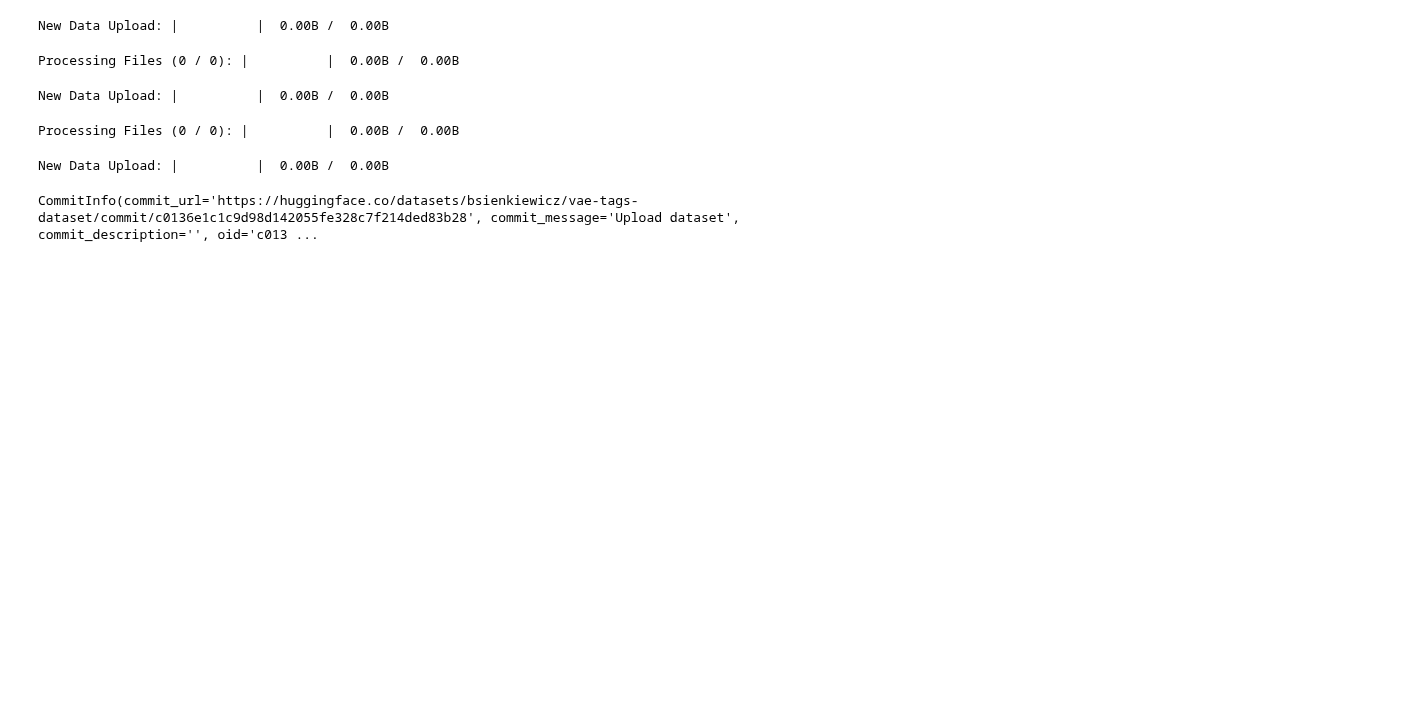
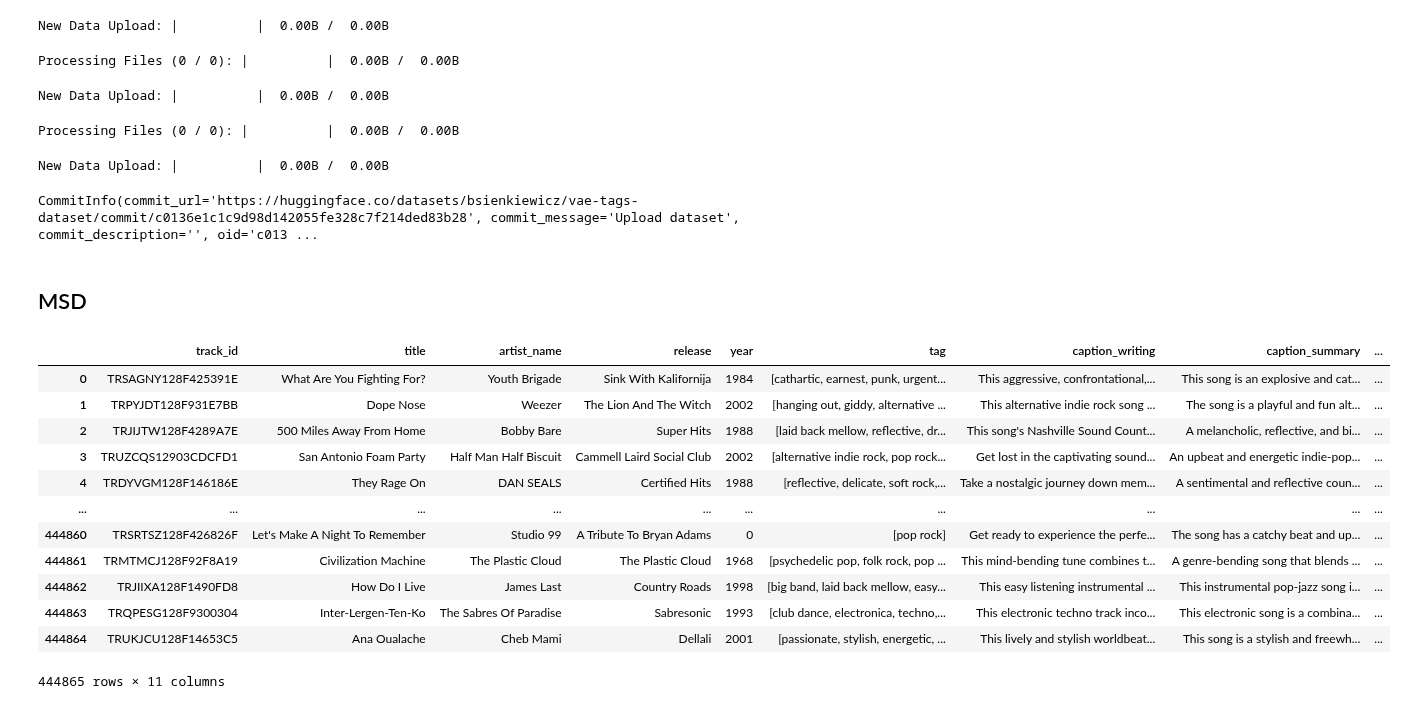
Before and after one commit to BrunoSienkiewicz/ConceptCaps, a Jupyter notebook: notebooks/prepare-tags-datasets.ipynb, the cells around one changed output. Drawn from its saved outputs; the diff is of its cells as text; code cells hidden in the pictures; blank space fills up the shorter version.

```diff
--- a/notebooks/prepare-tags-datasets.ipynb
+++ b/notebooks/prepare-tags-datasets.ipynb
@@ -144,3 +142,22 @@ New Data Upload: |          |  0.00B /  0.00B
 Processing Files (0 / 0): |          |  0.00B /  0.00B
 New Data Upload: |          |  0.00B /  0.00B
 CommitInfo(commit_url='https://huggingface.co/datasets/bsienkiewicz/vae-tags-dataset/commit/c0136e1c1c9d98d142055fe328c7f214ded83b28', commit_message='Upload dataset', commit_description='', oid='c013 ...
+# %% [markdown]
+## MSD
+# %%
+msd_df = load_dataset("seungheondoh/LP-MusicCaps-MSD")["train"].to_pandas()
+msd_df
+# %% [output]
+|  | track_id | title | artist_name | release | year | tag | caption_writing | caption_summary | ... |
+| 0 | TRSAGNY128F425391E | What Are You Fighting For? | Youth Brigade | Sink With Kalifornija | 1984 | [cathartic, earnest, punk, urgent... | This aggressive, confrontational,... | This song is an explosive and cat... | ... |
+| 1 | TRPYJDT128F931E7BB | Dope Nose | Weezer | The Lion And The Witch | 2002 | [hanging out, giddy, alternative ... | This alternative indie rock song ... | The song is a playful and fun alt... | ... |
+| 2 | TRJIJTW128F4289A7E | 500 Miles Away From Home | Bobby Bare | Super Hits | 1988 | [laid back mellow, reflective, dr... | This song's Nashville Sound Count... | A melancholic, reflective, and bi... | ... |
+| 3 | TRUZCQS12903CDCFD1 | San Antonio Foam Party | Half Man Half Biscuit | Cammell Laird Social Club | 2002 | [alternative indie rock, pop rock... | Get lost in the captivating sound... | An upbeat and energetic indie-pop... | ... |
+| 4 | TRDYVGM128F146186E | They Rage On | DAN SEALS | Certified Hits | 1988 | [reflective, delicate, soft rock,... | Take a nostalgic journey down mem... | A sentimental and reflective coun... | ... |
+| ... | ... | ... | ... | ... | ... | ... | ... | ... | ... |
+| 444860 | TRSRTSZ128F426826F | Let's Make A Night To Remember | Studio 99 | A Tribute To Bryan Adams | 0 | [pop rock] | Get ready to experience the perfe... | The song has a catchy beat and up... | ... |
+| 444861 | TRMTMCJ128F92F8A19 | Civilization Machine | The Plastic Cloud | The Plastic Cloud | 1968 | [psychedelic pop, folk rock, pop ... | This mind-bending tune combines t... | A genre-bending song that blends ... | ... |
+| 444862 | TRJIIXA128F1490FD8 | How Do I Live | James Last | Country Roads | 1998 | [big band, laid back mellow, easy... | This easy listening instrumental ... | This instrumental pop-jazz song i... | ... |
+| 444863 | TRQPESG128F9300304 | Inter-Lergen-Ten-Ko | The Sabres Of Paradise | Sabresonic | 1993 | [club dance, electronica, techno,... | This electronic techno track inco... | This electronic song is a combina... | ... |
+| 444864 | TRUKJCU128F14653C5 | Ana Oualache | Cheb Mami | Dellali | 2001 | [passionate, stylish, energetic, ... | This lively and stylish worldbeat... | This song is a stylish and freewh... | ... |
+444865 rows × 11 columns
```
Also changed, not shown: parts of 3 cells of this notebook, 12 other files.
